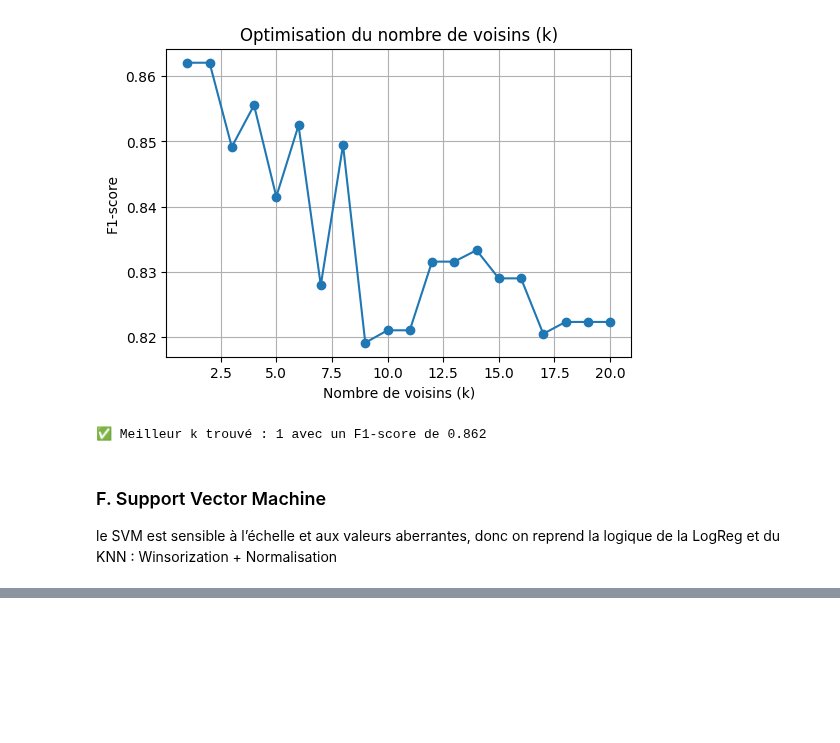
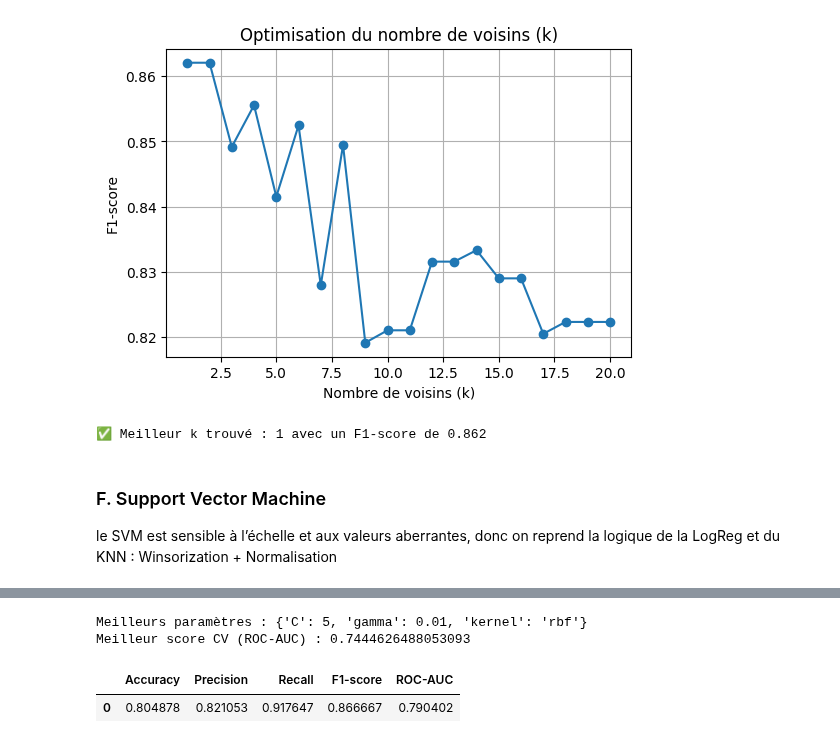
Before and after one commit to ach224/Prediction_eligibilite_pret_bancaire, a Jupyter notebook: Modelisation_Aicha.ipynb, the cells around one changed output, grey strips where cells are left out. Cells and saved outputs as stored; diff of their text form; code cells hidden in the pictures; blank space fills up the shorter version.

```diff
--- a/Modelisation_Aicha.ipynb
+++ b/Modelisation_Aicha.ipynb
@@ -683,0 +763,37 @@ le SVM est sensible à l’échelle et aux valeurs aberrantes, donc on reprend l
+# %%
+from sklearn.model_selection import GridSearchCV
+
+param_grid = {
+    'C': [0.1, 1, 5, 10],
+    'gamma': ['scale', 0.1, 0.01, 0.001],
+    'kernel': ['rbf']
+}
+
+grid = GridSearchCV(
+    SVC(probability=True, class_weight='balanced', random_state=42),
+    param_grid=param_grid,
+    scoring='roc_auc',
+    cv=5,
+    n_jobs=-1
+)
+grid.fit(X_train_svm, y_train)
+
+print("Meilleurs paramètres :", grid.best_params_)
+print("Meilleur score CV (ROC-AUC) :", grid.best_score_)
+
+best_svm = grid.best_estimator_
+y_pred = best_svm.predict(X_test_svm)
+y_proba = best_svm.predict_proba(X_test_svm)[:, 1]
+
+pd.DataFrame([{
+    "Accuracy":  accuracy_score(y_test, y_pred),
+    "Precision": precision_score(y_test, y_pred),
+    "Recall":    recall_score(y_test, y_pred),
+    "F1-score":  f1_score(y_test, y_pred),
+    "ROC-AUC":   roc_auc_score(y_test, y_proba)
+}])
+# %% [output]
+Meilleurs paramètres : {'C': 5, 'gamma': 0.01, 'kernel': 'rbf'}
+Meilleur score CV (ROC-AUC) : 0.7444626488053093
+|  | Accuracy | Precision | Recall | F1-score | ROC-AUC |
+| 0 | 0.804878 | 0.821053 | 0.917647 | 0.866667 | 0.790402 |
```
Also changed, not shown: parts of 3 cells of this notebook.
